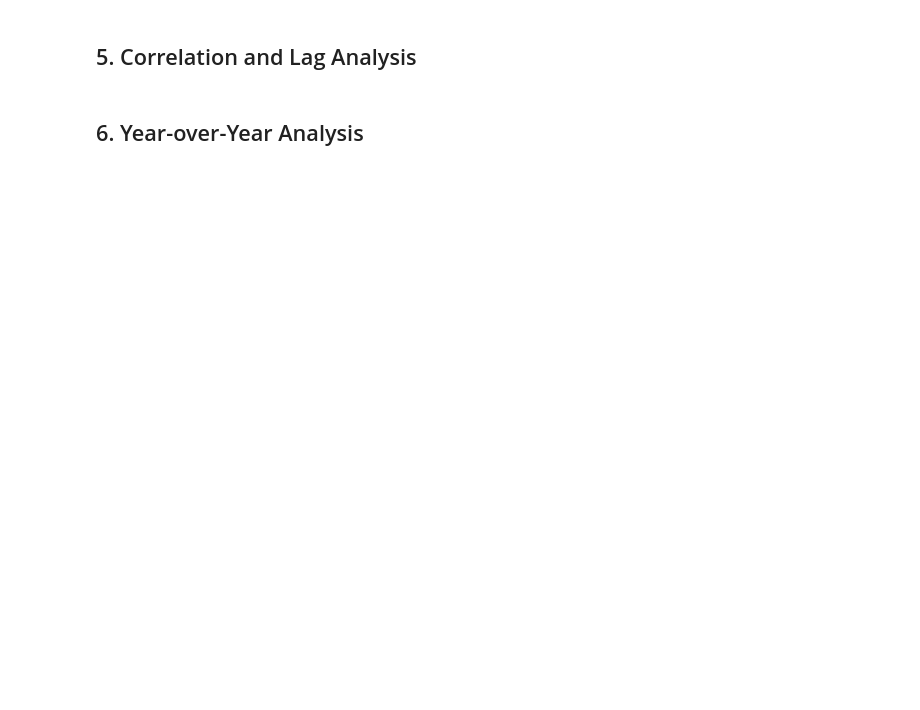
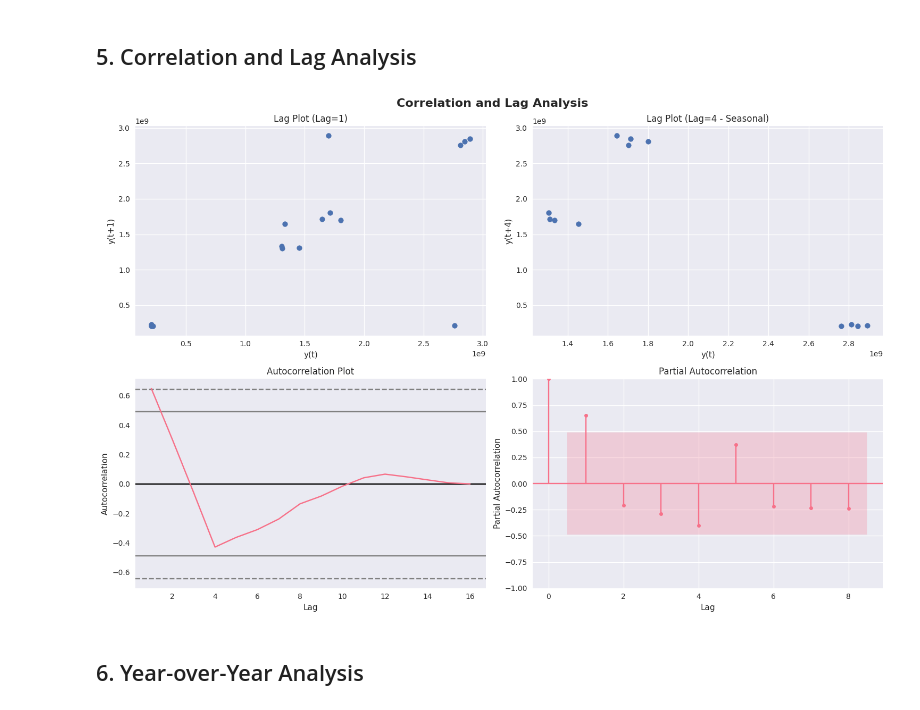
Before and after one commit to 2Pure1/mortgage-forecasting, a Jupyter notebook: notebooks/02_eda_analysis.ipynb, the cells around one changed output. Saved outputs shown, nothing was run; the diff lists cells and outputs as text; code cells hidden in the pictures; blank space fills up the shorter version.

```diff
--- a/notebooks/02_eda_analysis.ipynb
+++ b/notebooks/02_eda_analysis.ipynb
@@ -183,35 +216,37 @@ def plot_correlation_analysis(series):
     # Lag plot (lag 1)
     lag_plot(series, ax=axes[0,0])
     axes[0,0].set_title('Lag Plot (Lag=1)')
     axes[0,0].set_xlabel('y(t)')
     axes[0,0].set_ylabel('y(t+1)')
 
     # Lag plot (lag 4 - seasonal)
     lag_plot(series, lag=4, ax=axes[0,1])
     axes[0,1].set_title('Lag Plot (Lag=4 - Seasonal)')
     axes[0,1].set_xlabel('y(t)')
     axes[0,1].set_ylabel('y(t+4)')
 
     # Autocorrelation plot
     autocorrelation_plot(series, ax=axes[1,0])
     axes[1,0].set_title('Autocorrelation Plot')
     axes[1,0].set_xlabel('Lag')
     axes[1,0].set_ylabel('Autocorrelation')
 
     # Partial autocorrelation (using statsmodels)
     from statsmodels.graphics.tsaplots import plot_acf, plot_pacf
-    plot_pacf(series, ax=axes[1,1], lags=12)
+    plot_pacf(series, ax=axes[1,1], lags=8)
     axes[1,1].set_title('Partial Autocorrelation')
     axes[1,1].set_xlabel('Lag')
     axes[1,1].set_ylabel('Partial Autocorrelation')
 
     plt.tight_layout()
     return fig
 
 # Plot correlation analysis
 corr_fig = plot_correlation_analysis(ts_volume)
 plt.show()
-corr_fig.savefig('../outputs/eda_correlation_analysis.png', dpi=300, bbox_inches='tight')
+corr_fig.savefig('../eda_correlation_analysis.png', dpi=300, bbox_inches='tight')
+# %% [output]
+[figure, added]
 # %% [markdown]
 ## 6. Year-over-Year Analysis
 # %%
```
Also changed, not shown: parts of 7 cells of this notebook, 18 other files.
